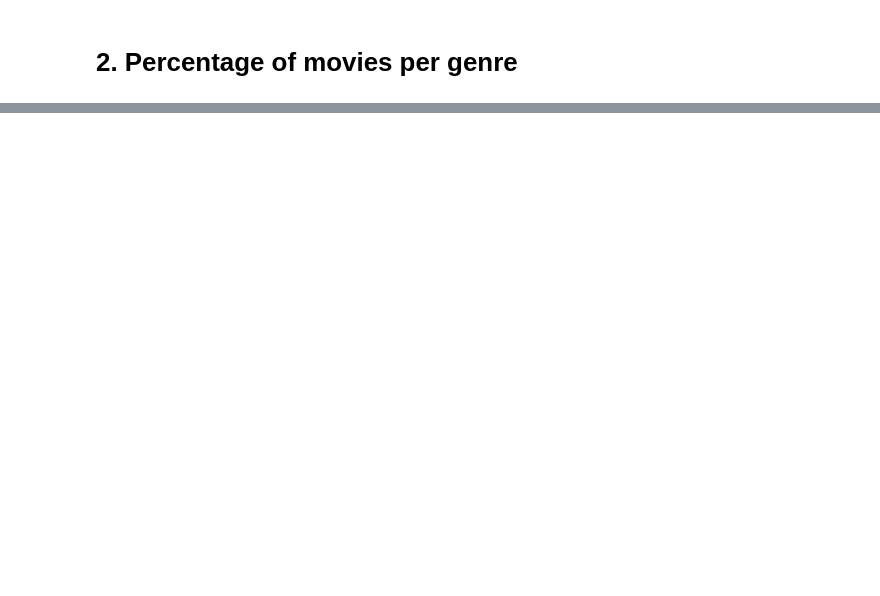
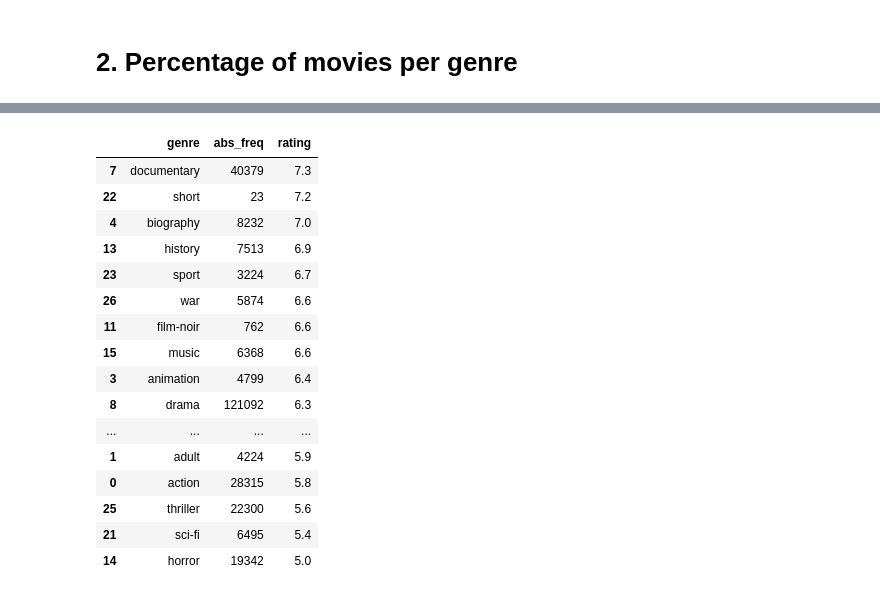
Before and after one commit to Mr0l3/imdb-data-analysis, a Jupyter notebook: IMDB-analysis.ipynb, the cells around one changed output, grey strips where cells are left out. Drawn from its saved outputs; the diff is of its cells as text; code cells hidden in the pictures; blank space fills up the shorter version.

```diff
--- a/IMDB-analysis.ipynb
+++ b/IMDB-analysis.ipynb
@@ -388,0 +258,11 @@ plt.show()
+# %%
+# Compute the rating median for each gender
+def genre_rating_median(genres: list, conn: sqlite3.Connection) -> dict:
+    genre_ratings = {}
+
+    for genre in genres:
+        query = f'SELECT rating FROM ratings JOIN titles ON ratings.title_id = titles.title_id WHERE genres LIKE "%{genre}%" AND type = "movie"'
+        result = pd.read_sql_query(query, conn)
+        genre_ratings[genre] = np.median(result['rating'])
+
+    return genre_ratings
@@ -388,0 +334,24 @@ plt.show()
+# %%
+# Create column rating and sort them
+
+genre_df['rating'] = genre_ratings.values()
+genre_df = genre_df.sort_values(by='rating', ascending=False)
+genre_df
+# %% [output]
+|  | genre | abs_freq | rating |
+| 7 | documentary | 40379 | 7.3 |
+| 22 | short | 23 | 7.2 |
+| 4 | biography | 8232 | 7.0 |
+| 13 | history | 7513 | 6.9 |
+| 23 | sport | 3224 | 6.7 |
+| 26 | war | 5874 | 6.6 |
+| 11 | film-noir | 762 | 6.6 |
+| 15 | music | 6368 | 6.6 |
+| 3 | animation | 4799 | 6.4 |
+| 8 | drama | 121092 | 6.3 |
+| ... | ... | ... | ... |
+| 1 | adult | 4224 | 5.9 |
+| 0 | action | 28315 | 5.8 |
+| 25 | thriller | 22300 | 5.6 |
+| 21 | sci-fi | 6495 | 5.4 |
+| 14 | horror | 19342 | 5.0 |
```
Also changed, not shown: parts of 36 cells of this notebook, 2 other files.
